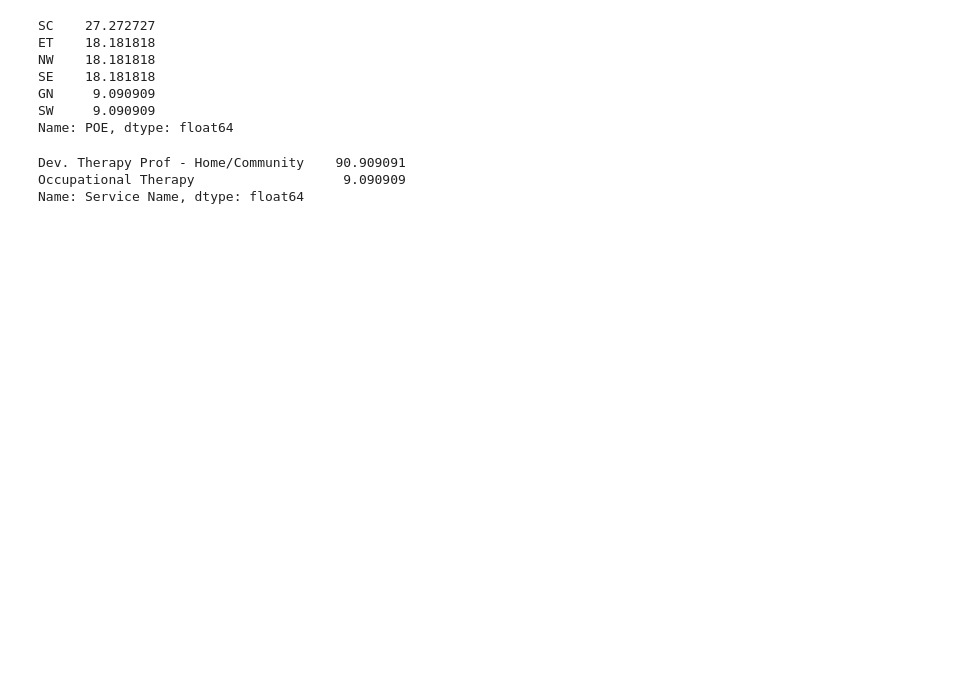
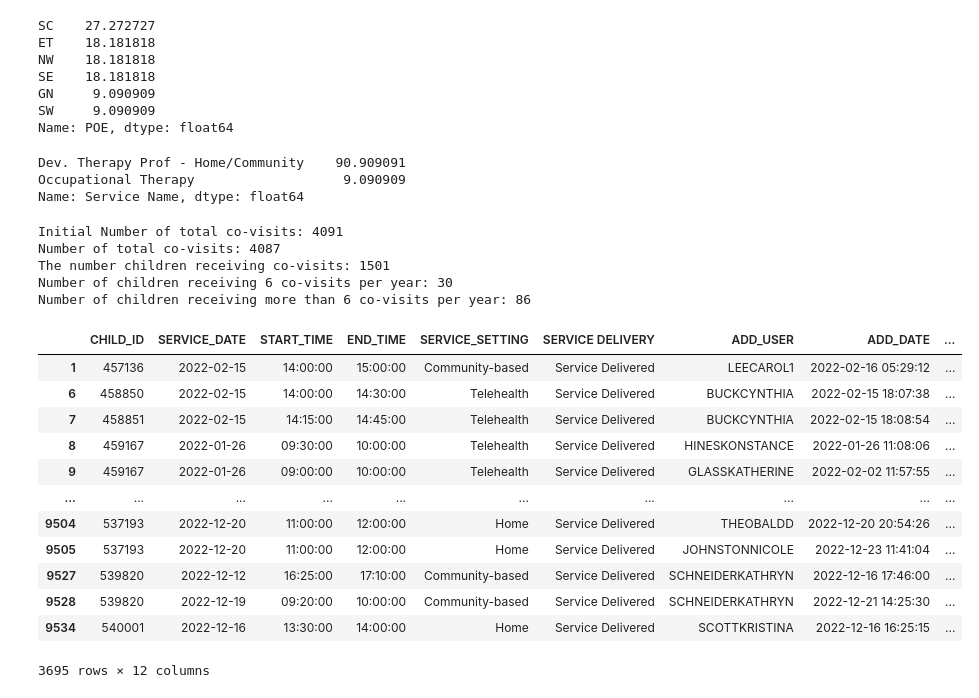
Before and after one commit to NSS-Data-Analytics-Cohort-8/teis_da8_1-new-balance-and-grill, a Jupyter notebook: notebooks/partner_project_2.ipynb, the cells around one changed output. Drawn from its saved outputs; the diff is of its cells as text; code cells hidden in the pictures; blank space fills up the shorter version.

```diff
--- a/notebooks/partner_project_2.ipynb
+++ b/notebooks/partner_project_2.ipynb
@@ -416,3 +443,46 @@ result['Service Name'].value_counts(normalize=True) * 100
 Dev. Therapy Prof - Home/Community    90.909091
 Occupational Therapy                   9.090909
 Name: Service Name, dtype: float64
+# %%
+data_xlsx_path = '../data/TEIS_IFSP_Teaming_Jan_2022-_Jan_2023.xlsx'
+ifsp_teaming_df = pd.read_excel(data_xlsx_path, sheet_name='Compiled_IFSP Teaming')
+
+all_covists_df = ifsp_teaming_df[ifsp_teaming_df["IFSP Teaming ID name"] == 'Co-Visit']
+successful_covists_df = all_covists_df[all_covists_df["SERVICE DELIVERY"] == 'Service Delivered']
+successful_covists_in_2022_df = successful_covists_df[successful_covists_df['SERVICE_DATE'] < '2023-01-01']
+
+n_covisits_per_child = successful_covists_in_2022_df.groupby(['CHILD_ID']).size()
+n_covisits_per_child_desc = n_covisits_per_child.sort_values(ascending=False)
+
+n_children_receiving_more_than_6_covisits_per_year = len(n_covisits_per_child_desc.loc[lambda x : x > 6])
+
+n_children_receiving_6_covisits_per_year = len(n_covisits_per_child_desc.loc[lambda x : x == 6])
+children_receiving_6_covisits_per_year = n_covisits_per_child_desc.loc[lambda x : x == 6]
+
+print(f'Initial Number of total co-visits: {len(all_covists_df)}')
+print(f'Number of total co-visits: {len(successful_covists_df)}')
+print(f'The number children receiving co-visits: {len(n_covisits_per_child)}')
+print(f'Number of children receiving 6 co-visits per year: {n_children_receiving_6_covisits_per_year}')
+print(f'Number of children receiving more than 6 co-visits per year: {n_children_receiving_more_than_6_covisits_per_year}')
+# %% [output]
+Initial Number of total co-visits: 4091
+Number of total co-visits: 4087
+The number children receiving co-visits: 1501
+Number of children receiving 6 co-visits per year: 30
+Number of children receiving more than 6 co-visits per year: 86
+# %%
+successful_covists_in_2022_df
+# %% [output]
+|  | CHILD_ID | SERVICE_DATE | START_TIME | END_TIME | SERVICE_SETTING | SERVICE DELIVERY | ADD_USER | ADD_DATE | ... |
+| 1 | 457136 | 2022-02-15 | 14:00:00 | 15:00:00 | Community-based | Service Delivered | LEECAROL1 | 2022-02-16 05:29:12 | ... |
+| 6 | 458850 | 2022-02-15 | 14:00:00 | 14:30:00 | Telehealth | Service Delivered | BUCKCYNTHIA | 2022-02-15 18:07:38 | ... |
+| 7 | 458851 | 2022-02-15 | 14:15:00 | 14:45:00 | Telehealth | Service Delivered | BUCKCYNTHIA | 2022-02-15 18:08:54 | ... |
+| 8 | 459167 | 2022-01-26 | 09:30:00 | 10:00:00 | Telehealth | Service Delivered | HINESKONSTANCE | 2022-01-26 11:08:06 | ... |
+| 9 | 459167 | 2022-01-26 | 09:00:00 | 10:00:00 | Telehealth | Service Delivered | GLASSKATHERINE | 2022-02-02 11:57:55 | ... |
+| ... | ... | ... | ... | ... | ... | ... | ... | ... | ... |
+| 9504 | 537193 | 2022-12-20 | 11:00:00 | 12:00:00 | Home | Service Delivered | THEOBALDD | 2022-12-20 20:54:26 | ... |
+| 9505 | 537193 | 2022-12-20 | 11:00:00 | 12:00:00 | Home | Service Delivered | JOHNSTONNICOLE | 2022-12-23 11:41:04 | ... |
+| 9527 | 539820 | 2022-12-12 | 16:25:00 | 17:10:00 | Community-based | Service Delivered | SCHNEIDERKATHRYN | 2022-12-16 17:46:00 | ... |
+| 9528 | 539820 | 2022-12-19 | 09:20:00 | 10:00:00 | Community-based | Service Delivered | SCHNEIDERKATHRYN | 2022-12-21 14:25:30 | ... |
+| 9534 | 540001 | 2022-12-16 | 13:30:00 | 14:00:00 | Home | Service Delivered | SCOTTKRISTINA | 2022-12-16 16:25:15 | ... |
+3695 rows × 12 columns
```
Also changed, not shown: parts of 25 cells of this notebook.
